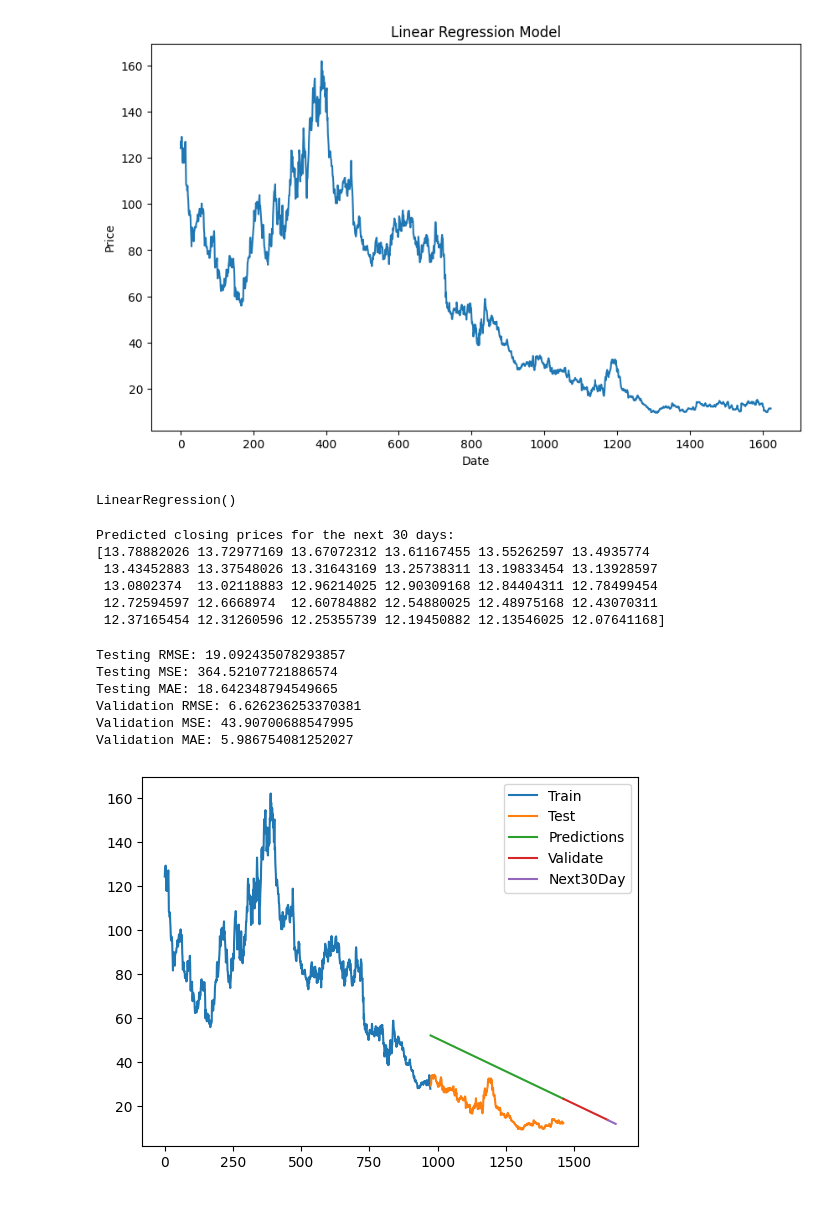
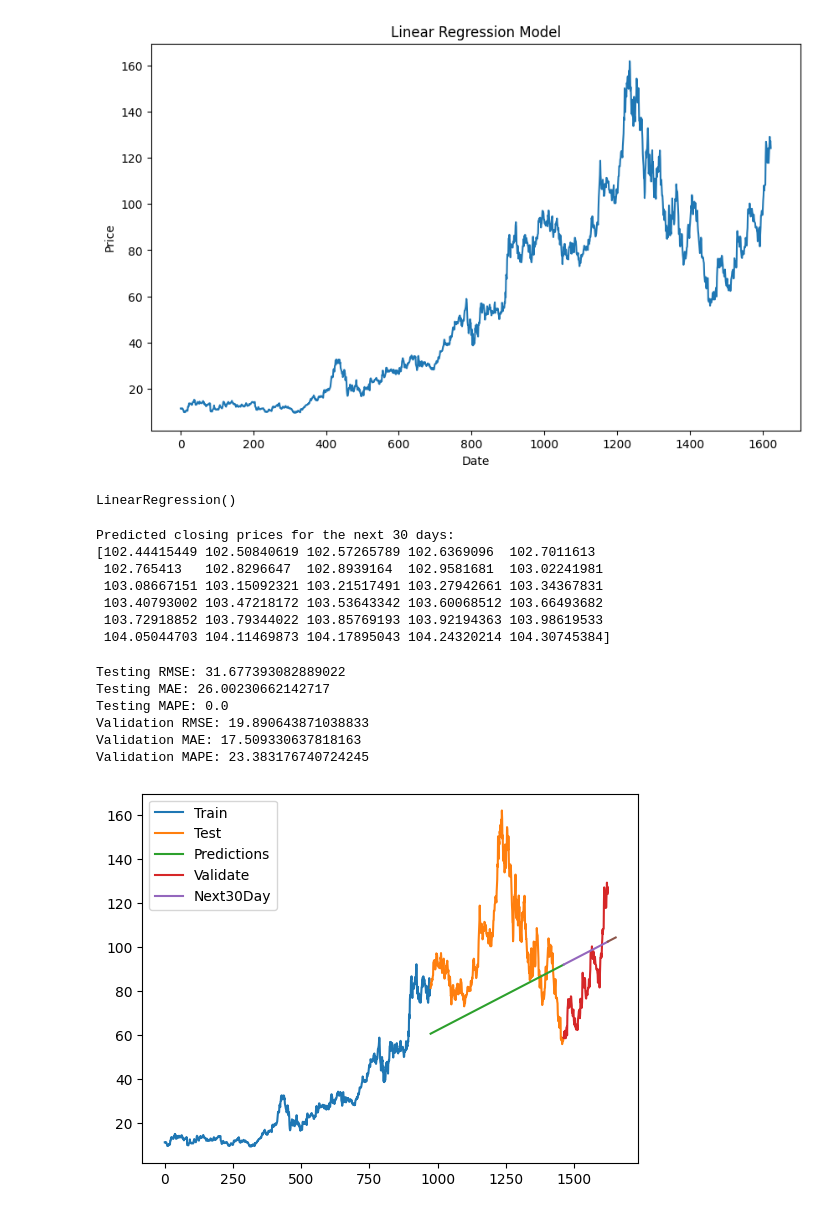
Before and after one commit to dangnghiepcuong/IS403.N21.HTTT_Nhom2, a Jupyter notebook: 1. Linear Regression/AMD_LN_Model_631.ipynb, the cells around one changed output. Saved outputs shown, nothing was run; the diff lists cells and outputs as text; code cells hidden in the pictures.

```diff
--- a/1. Linear Regression/AMD_LN_Model_631.ipynb
+++ b/1. Linear Regression/AMD_LN_Model_631.ipynb
@@ -57,5 +19,0 @@ df
-# %%
-#Bỏ dòng bị trống dự liệu
-df = df.dropna()
-#Chuyển đổi dữ liệu cột Vol. sang số
-df['Vol.'] = df['Vol.'].str.replace('M', '').astype(float) * 1000000
@@ -78,7 +20,4 @@ df
 # %%
-#Đảo ngược dữ liệu cho mô hình
-df = df[::-1]
-
 figure=df['Price'].values
 plt.figure(figsize=(10,6))
 plt.plot(figure)
@@ -87,7 +26,7 @@ plt.ylabel('Price')
 plt.title('Linear Regression Model')
 plt.show()
 # %% [output]
-[figure, old version]
+[figure, new version]
 # %%
 df = df.reset_index(drop=True) # Reset the index
 
@@ -135,45 +74,56 @@ print('Predicted closing prices for the next 30 days:')
 print(y_next_30_days)
 # %% [output]
 Predicted closing prices for the next 30 days:
-[13.78882026 13.72977169 13.67072312 13.61167455 13.55262597 13.4935774
- 13.43452883 13.37548026 13.31643169 13.25738311 13.19833454 13.13928597
- 13.0802374  13.02118883 12.96214025 12.90309168 12.84404311 12.78499454
- 12.72594597 12.6668974  12.60784882 12.54880025 12.48975168 12.43070311
- 12.37165454 12.31260596 12.25355739 12.19450882 12.13546025 12.07641168]
+[102.44415449 102.50840619 102.57265789 102.6369096  102.7011613
+ 102.765413   102.8296647  102.8939164  102.9581681  103.02241981
+ 103.08667151 103.15092321 103.21517491 103.27942661 103.34367831
+ 103.40793002 103.47218172 103.53643342 103.60068512 103.66493682
+ 103.72918852 103.79344022 103.85769193 103.92194363 103.98619533
+ 104.05044703 104.11469873 104.17895043 104.24320214 104.30745384]
 # %%
-from sklearn.metrics import accuracy_score, precision_score, recall_score, f1_score, mean_squared_error, mean_absolute_error
+def mape(actual, predicted):
+    actual, predicted = np.array(actual), np.array(predicted)
+    return np.mean(np.abs((actual - predicted) / actual)) * 100
+
+from sklearn.metrics import mean_squared_error, mean_absolute_error
+import numpy as np
 
 # Regression metrics
 test_rmse = np.sqrt(np.mean((y_pred_test - y_test)**2))
 test_mse = mean_squared_error(y_test, y_pred_test)
 test_mae = mean_absolute_error(y_test, y_pred_test)
+test_mape = mape(y_pred_test, y_pred_test)
 
 valid_rmse = np.sqrt(np.mean((y_pred_val - y_val)**2))
 valid_mse = mean_squared_error(y_val, y_pred_val)
 valid_mae = mean_absolute_error(y_val, y_pred_val)
+valid_mape = mape(y_val, y_pred_val)
 
 print('Testing RMSE:', test_rmse)
-print('Testing MSE:', test_mse)
+# print('Testing MSE:', test_mse)
 print('Testing MAE:', test_mae)
+print("Testing MAPE:", test_mape)
 
 print('Validation RMSE:', valid_rmse)
-print('Validation MSE:', valid_mse)
+# print('Validation MSE:', valid_mse)
 print('Validation MAE:', valid_mae)
+print("Validation MAPE:", valid_mape)
 # %% [output]
-Testing RMSE: 19.092435078293857
-Testing MSE: 364.52107721886574
-Testing MAE: 18.642348794549665
-Validation RMSE: 6.626236253370381
-Validation MSE: 43.90700688547995
-Validation MAE: 5.986754081252027
+Testing RMSE: 31.677393082889022
+Testing MAE: 26.00230662142717
+Testing MAPE: 0.0
+Validation RMSE: 19.890643871038833
+Validation MAE: 17.509330637818163
+Validation MAPE: 23.383176740724245
 # %%
 # 9.Vẽ hình
 plt.plot(train_data.index, train_data['Price'])
 plt.plot(test_data.index, test_data['Price'])
 plt.plot(test_data.index, y_pred_test)
+plt.plot(val_data.index, y_val)
 plt.plot(val_data.index, y_pred_val)
 plt.plot(last_data,y_next_30_days)
 plt.legend(['Train', 'Test', 'Predictions','Validate','Next30Day'])
 plt.show()
 # %% [output]
-[figure, old version]
+[figure, new version]
```
Also changed, not shown: parts of 4 cells of this notebook.
